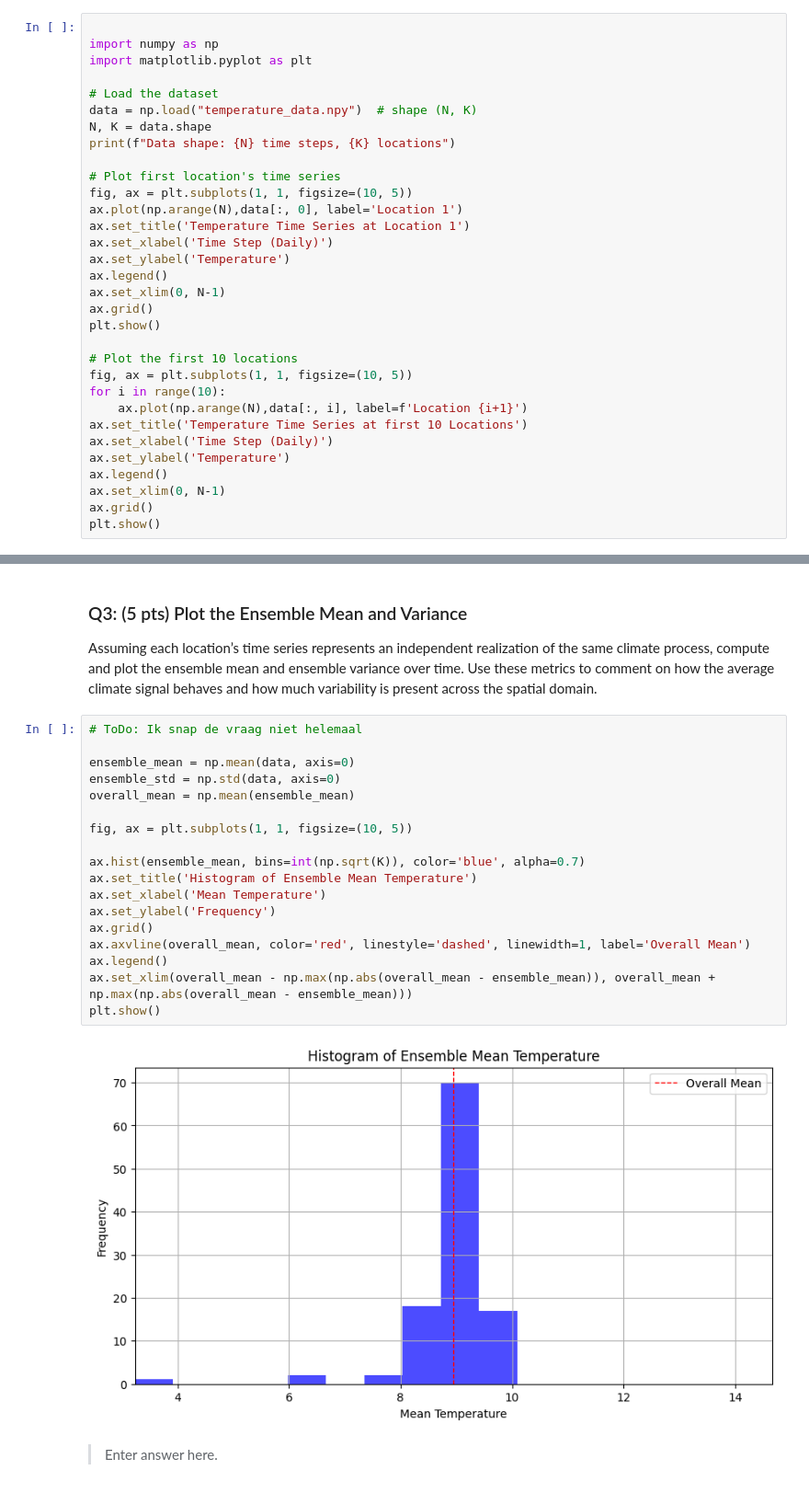
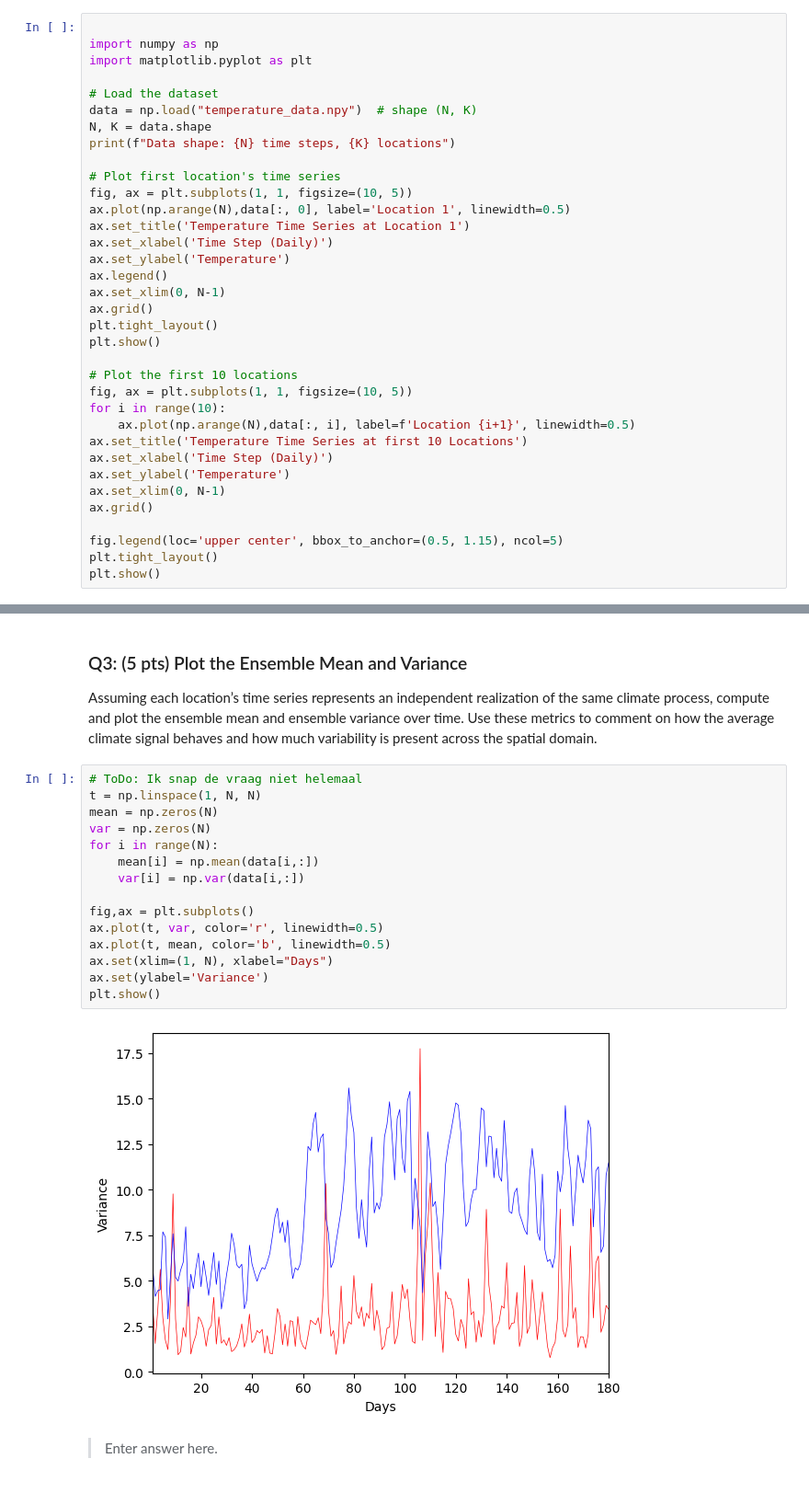
Before and after one commit to larsvantol/Statistical-Signal-Processing, a Jupyter notebook: SC42150_SSP_2025_Assignment.ipynb, the cells around one changed output, grey strips where cells are left out. Shown at 92% size. Cells and saved outputs as stored; diff of their text form.

```diff
--- a/SC42150_SSP_2025_Assignment.ipynb
+++ b/SC42150_SSP_2025_Assignment.ipynb
@@ -62,25 +62,28 @@ print(f"Data shape: {N} time steps, {K} locations")
 
 # Plot first location's time series
 fig, ax = plt.subplots(1, 1, figsize=(10, 5))
-ax.plot(np.arange(N),data[:, 0], label='Location 1')
+ax.plot(np.arange(N),data[:, 0], label='Location 1', linewidth=0.5)
 ax.set_title('Temperature Time Series at Location 1')
 ax.set_xlabel('Time Step (Daily)')
 ax.set_ylabel('Temperature')
 ax.legend()
 ax.set_xlim(0, N-1)
 ax.grid()
+plt.tight_layout()
 plt.show()
 
 # Plot the first 10 locations
 fig, ax = plt.subplots(1, 1, figsize=(10, 5))
 for i in range(10):
-    ax.plot(np.arange(N),data[:, i], label=f'Location {i+1}')
+    ax.plot(np.arange(N),data[:, i], label=f'Location {i+1}', linewidth=0.5)
 ax.set_title('Temperature Time Series at first 10 Locations')
 ax.set_xlabel('Time Step (Daily)')
 ax.set_ylabel('Temperature')
-ax.legend()
 ax.set_xlim(0, N-1)
 ax.grid()
+
+fig.legend(loc='upper center', bbox_to_anchor=(0.5, 1.15), ncol=5)
+plt.tight_layout()
 plt.show()
 # %% [output]
 Data shape: 180 time steps, 110 locations
@@ -111,24 +114,21 @@ plt.show()
 Assuming each location’s time series represents an independent realization of the same climate process, compute and plot the ensemble mean and ensemble variance over time. Use these metrics to comment on how the average climate signal behaves and how much variability is present across the spatial domain.
 # %%
 # ToDo: Ik snap de vraag niet helemaal
+t = np.linspace(1, N, N)
+mean = np.zeros(N)
+var = np.zeros(N)
+for i in range(N):
+    mean[i] = np.mean(data[i,:])
+    var[i] = np.var(data[i,:])
 
-ensemble_mean = np.mean(data, axis=0)
-ensemble_std = np.std(data, axis=0)
-overall_mean = np.mean(ensemble_mean)
-
-fig, ax = plt.subplots(1, 1, figsize=(10, 5))
-
-ax.hist(ensemble_mean, bins=int(np.sqrt(K)), color='blue', alpha=0.7)
-ax.set_title('Histogram of Ensemble Mean Temperature')
-ax.set_xlabel('Mean Temperature')
-ax.set_ylabel('Frequency')
-ax.grid()
-ax.axvline(overall_mean, color='red', linestyle='dashed', linewidth=1, label='Overall Mean')
-ax.legend()
-ax.set_xlim(overall_mean - np.max(np.abs(overall_mean - ensemble_mean)), overall_mean + np.max(np.abs(overall_mean - ensemble_mean)))
+fig,ax = plt.subplots()
+ax.plot(t, var, color='r', linewidth=0.5)
+ax.plot(t, mean, color='b', linewidth=0.5)
+ax.set(xlim=(1, N), xlabel="Days")
+ax.set(ylabel='Variance')
 plt.show()
 # %% [output]
-[figure, old version]
+[figure, new version]
 # %% [markdown]
 > Enter answer here.
 # %% [markdown]
```
Also changed, not shown: parts of 8 cells of this notebook.
